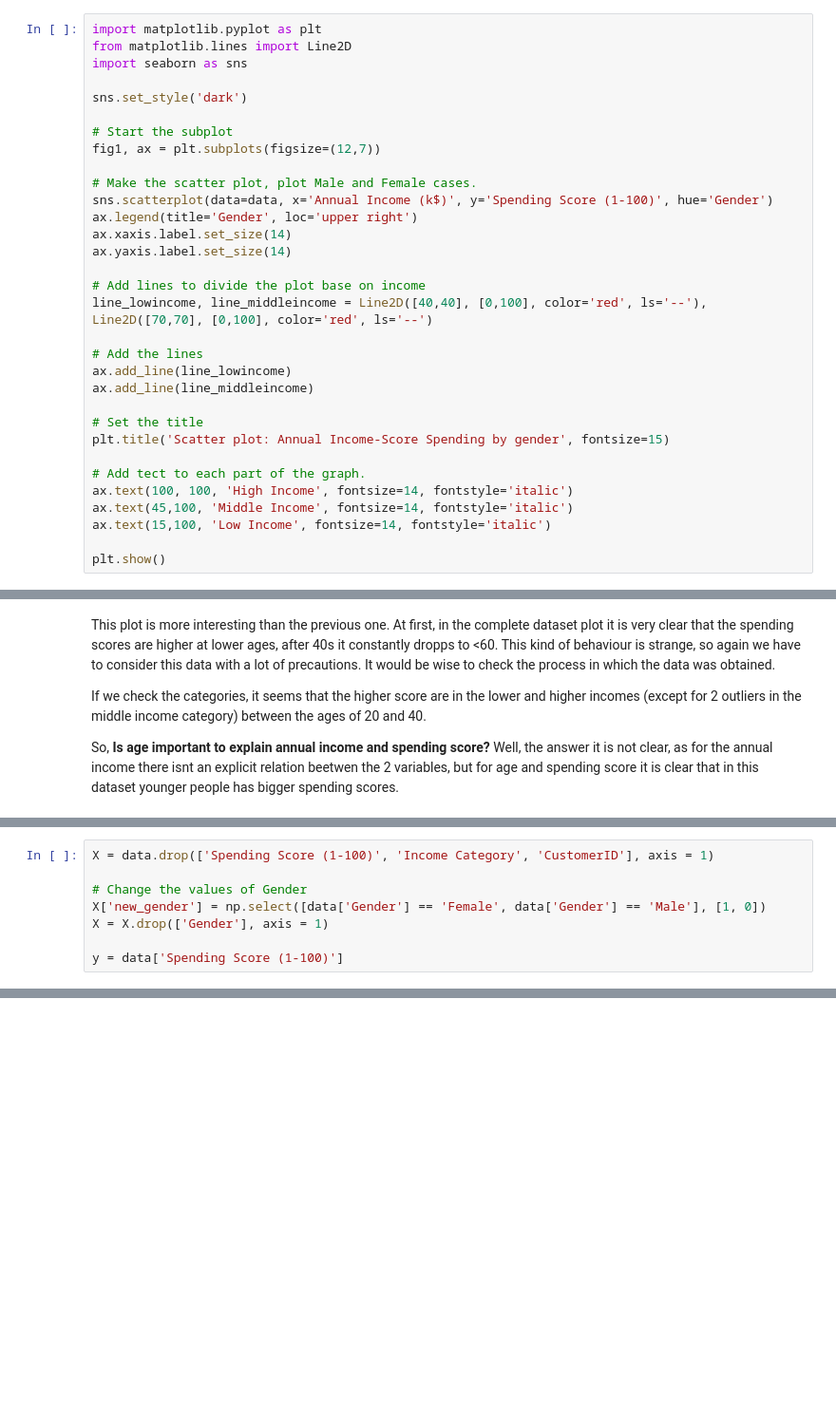
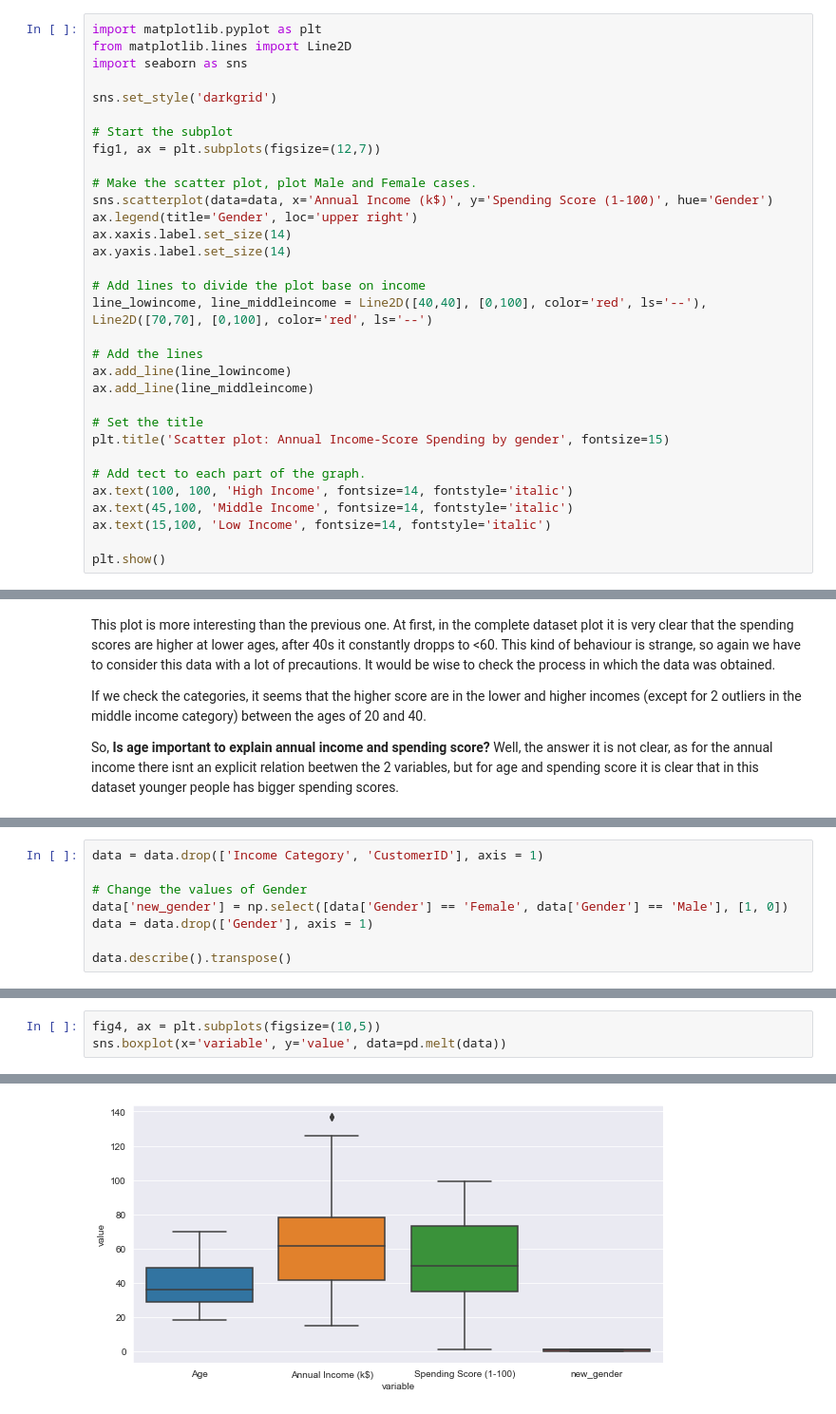
Before and after one commit to Lautaromgo/Data-Science, a Jupyter notebook: Mall Customer/Notebook/Mall_customers.ipynb, the cells around one changed output, grey strips where cells are left out. Shown at 95% size. Cells and saved outputs as stored; diff of their text form; blank space fills up the shorter version.

```diff
--- a/Mall Customer/Notebook/Mall_customers.ipynb
+++ b/Mall Customer/Notebook/Mall_customers.ipynb
@@ -39,7 +40,7 @@ import matplotlib.pyplot as plt
 from matplotlib.lines import Line2D
 import seaborn as sns
 
-sns.set_style('dark')
+sns.set_style('darkgrid')
 
 # Start the subplot
 fig1, ax = plt.subplots(figsize=(12,7))
@@ -242,8 +231,8 @@ So it seems that the customerId were provided based on the Annual Income, we are
 # %%
-X = data.drop(['Spending Score (1-100)', 'Income Category', 'CustomerID'], axis = 1)
+data = data.drop(['Income Category', 'CustomerID'], axis = 1)
 
 # Change the values of Gender
-X['new_gender'] = np.select([data['Gender'] == 'Female', data['Gender'] == 'Male'], [1, 0])
-X = X.drop(['Gender'], axis = 1)
+data['new_gender'] = np.select([data['Gender'] == 'Female', data['Gender'] == 'Male'], [1, 0])
+data = data.drop(['Gender'], axis = 1)
 
-y = data['Spending Score (1-100)']
+data.describe().transpose()
@@ -303,0 +247,4 @@ axs.scatter(centers[:, 0], centers[:, 1], marker = '*', c = colores, s = 1000)
+# %%
+fig4, ax = plt.subplots(figsize=(10,5))
+sns.boxplot(x='variable', y='value', data=pd.melt(data))
+# %% [output]
@@ -303,0 +252 @@ axs.scatter(centers[:, 0], centers[:, 1], marker = '*', c = colores, s = 1000)
+[figure, added]
```
Also changed, not shown: parts of 23 cells of this notebook.
